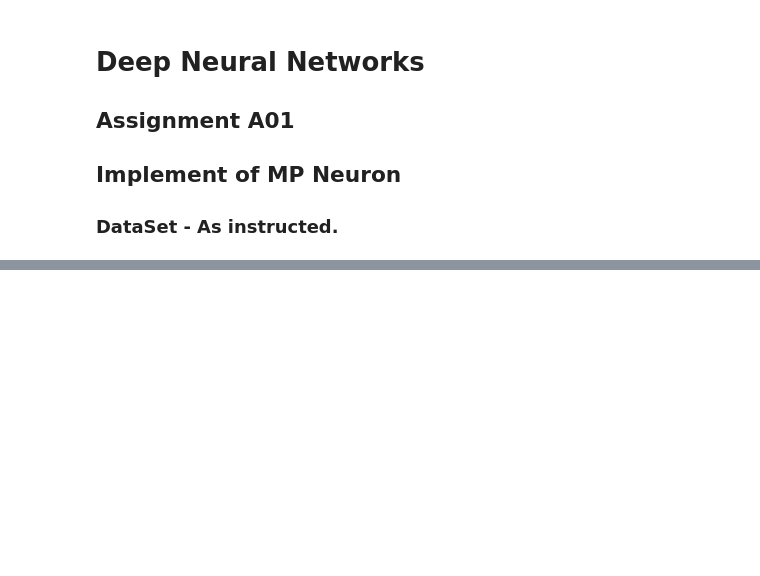
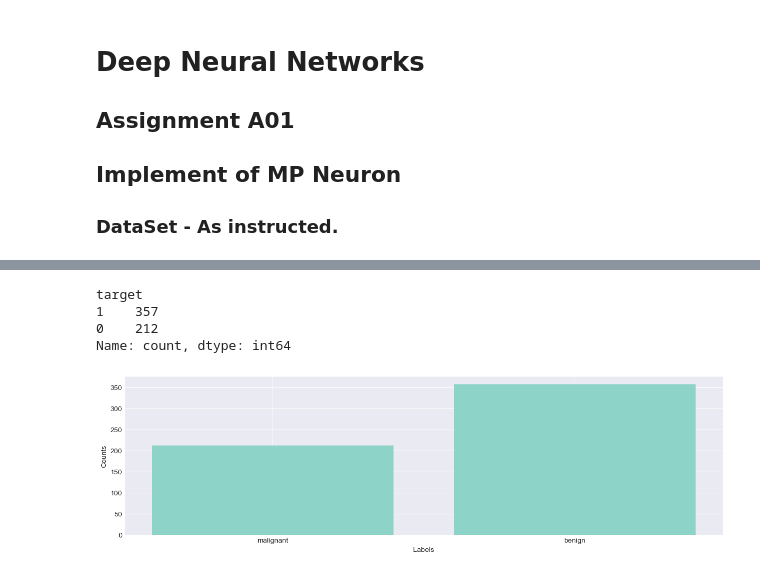
Before and after one commit to sngrajesh/DeepLearningAndNeuralNetworks, a Jupyter notebook: Assignment/8028_Rajesh_A01.ipynb, the cells around one changed output, grey strips where cells are left out. Drawn from its saved outputs; the diff is of its cells as text; code cells hidden in the pictures; blank space fills up the shorter version.

```diff
--- a/Assignment/8028_Rajesh_A01.ipynb
+++ b/Assignment/8028_Rajesh_A01.ipynb
@@ -337,0 +76,3 @@ plt.show()
+# %%
+data_df = pd.read_csv(os.path.join(inpDir, 'breast_cancer_mod.csv'))
+data_df.head()
@@ -337,0 +127,23 @@ plt.show()
+# %%
+data_df['target'].value_counts()
+# %% [output]
+target
+1    357
+0    212
+Name: count, dtype: int64
+# %%
+labels = ['malignant', 'benign']
+
+fig, ax = plt.subplots()
+ax.bar(
+    data_df['target'].value_counts().index,
+    data_df['target'].value_counts().values,
+)
+
+ax.set_xlabel('Labels')
+ax.set_ylabel('Counts')
+ax.set_xticks(range(len(labels)))
+ax.set_xticklabels(labels)
+plt.show()
+# %% [output]
+[figure, added]
```
Also changed, not shown: parts of 35 cells of this notebook, 5 other files.
